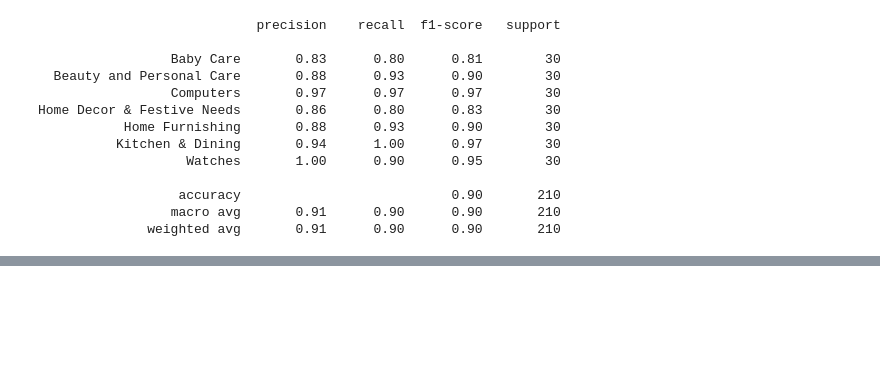
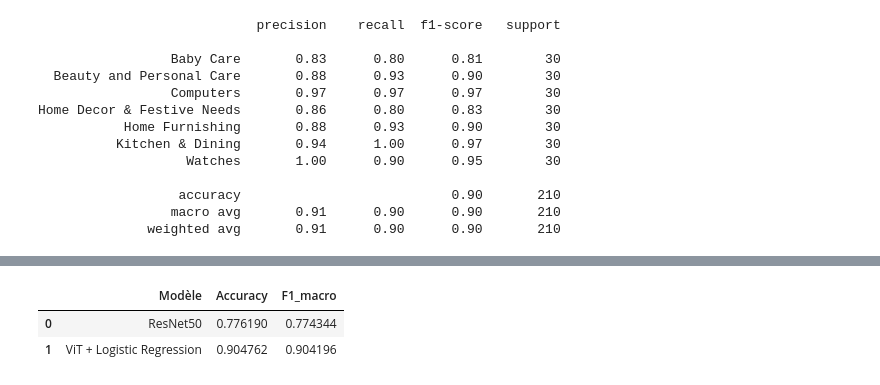
Before and after one commit to Charles-1988/veille_technologique, a Jupyter notebook: Veille_technologique.ipynb, the cells around one changed output, grey strips where cells are left out. Drawn from its saved outputs; the diff is of its cells as text; code cells hidden in the pictures; blank space fills up the shorter version.

```diff
--- a/Veille_technologique.ipynb
+++ b/Veille_technologique.ipynb
@@ -535,0 +444,11 @@ afficher_matrice_confusion(
+# %%
+comparison = pd.DataFrame({
+    "Modèle": ["ResNet50","ViT + Logistic Regression"],
+    "Accuracy": [accuracy_resnet,accuracy_vit],
+    "F1_macro": [f1_resnet,f1_vit]})
+
+comparison
+# %% [output]
+|  | Modèle | Accuracy | F1_macro |
+| 0 | ResNet50 | 0.776190 | 0.774344 |
+| 1 | ViT + Logistic Regression | 0.904762 | 0.904196 |
```
Also changed, not shown: parts of 89 cells of this notebook.
